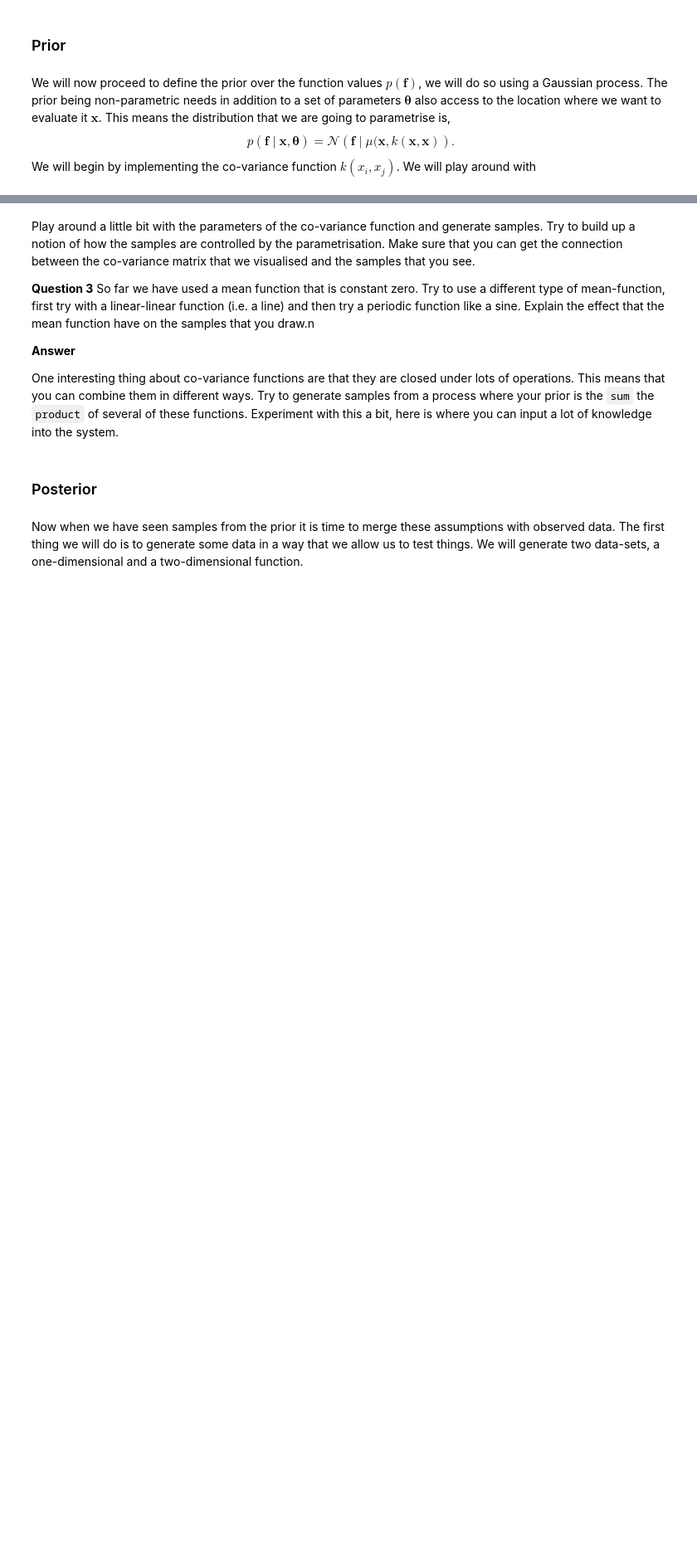
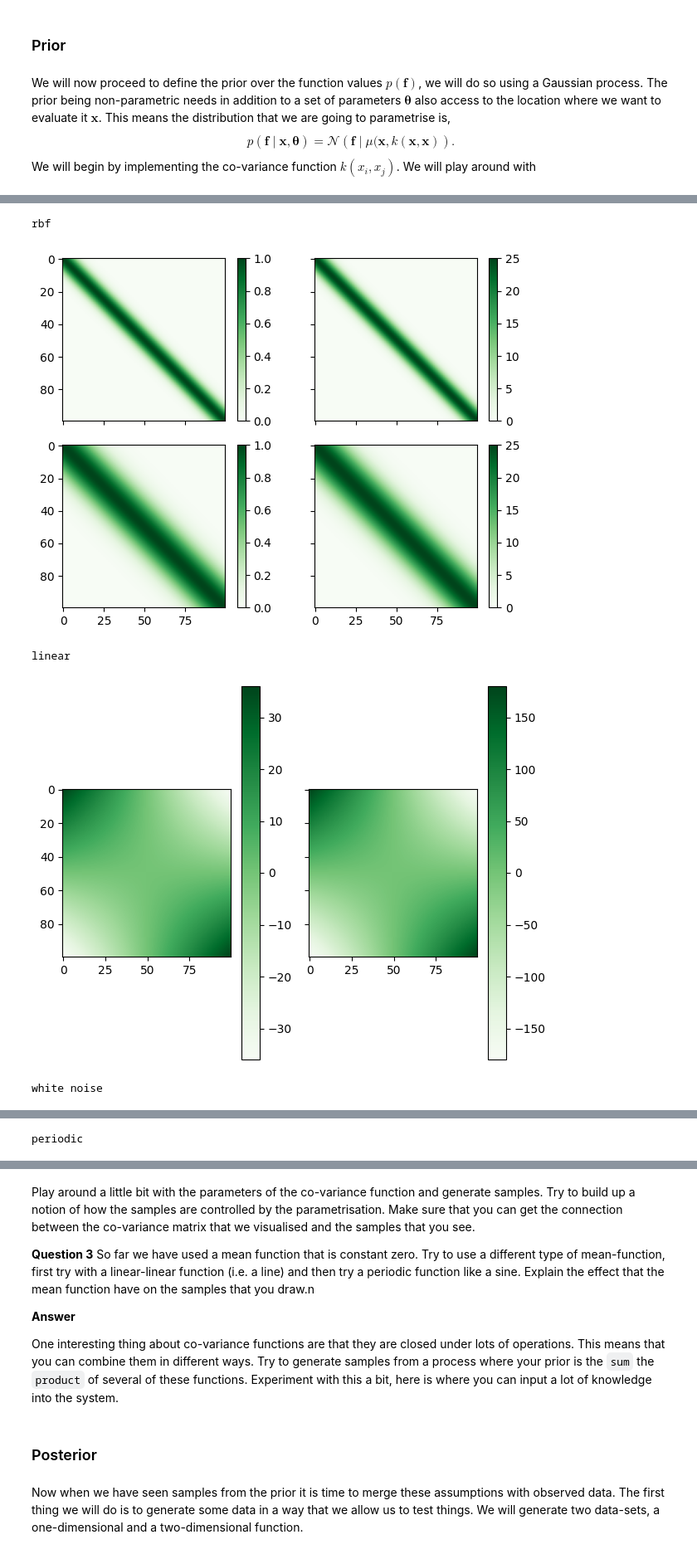
Before and after one commit to nyoma-diamond/L48_Assignments, a Jupyter notebook: gaussianprocess-notebook.ipynb, the cells around one changed output, grey strips where cells are left out. Shown: that part at 83% size. Drawn from its saved outputs; the diff is of its cells as text; code cells hidden in the pictures; blank space fills up the shorter version.

```diff
--- a/gaussianprocess-notebook.ipynb
+++ b/gaussianprocess-notebook.ipynb
@@ -67,0 +75,73 @@ x = np.linspace(-6,6,100).reshape(-1,1)
+# %%
+x = np.linspace(-6,6,100).reshape(-1,1)
+
+print('rbf')
+fig, axs = plt.subplots(2, 2, sharex=True, sharey=True)
+
+pos = axs[0,0].imshow(rbf_kernel(x, None, 1, 1), cmap='Greens')
+fig.colorbar(pos, ax=axs[0,0])
+pos = axs[0,1].imshow(rbf_kernel(x, None, 25, 1), cmap='Greens')
+fig.colorbar(pos, ax=axs[0,1])
+pos = axs[1,0].imshow(rbf_kernel(x, None, 1, 5), cmap='Greens')
+fig.colorbar(pos, ax=axs[1,0])
+pos = axs[1,1].imshow(rbf_kernel(x, None, 25, 5), cmap='Greens')
+fig.colorbar(pos, ax=axs[1,1])
+
+plt.tight_layout()
+plt.show()
+
+
+print('linear')
+_, axs = plt.subplots(1, 2, sharex=True, sharey=True)
+
+pos = axs[0].imshow(lin_kernel(x, None, 1), cmap='Greens')
+fig.colorbar(pos, ax=axs[0])
+pos = axs[1].imshow(lin_kernel(x, None, 5), cmap='Greens')
+fig.colorbar(pos, ax=axs[1])
+
+plt.tight_layout()
+plt.show()
+
+
+print('white noise')
+_, axs = plt.subplots(1, 2, sharex=True, sharey=True)
+
+pos = axs[0].imshow(white_kernel(x, None, 1), cmap='Greens')
+fig.colorbar(pos, ax=axs[0])
+pos = axs[1].imshow(white_kernel(x, None, 5), cmap='Greens')
+fig.colorbar(pos, ax=axs[1])
+
+plt.tight_layout()
+plt.show()
+
+
+print('periodic')
+_, axs = plt.subplots(3, 3, sharex=True, sharey=True, figsize=(8, 8))
+
+pos = axs[0,0].imshow(periodic_kernel(x, None, 1, 5, 1), cmap='Greens')
+fig.colorbar(pos, ax=axs[0,0])
+pos = axs[0,1].imshow(periodic_kernel(x, None, 10, 5, 1), cmap='Greens')
+fig.colorbar(pos, ax=axs[0,1])
+pos = axs[0,2].imshow(periodic_kernel(x, None, 25, 5, 1), cmap='Greens')
+fig.colorbar(pos, ax=axs[0,2])
+pos = axs[1,0].imshow(periodic_kernel(x, None, 1, 5, 1), cmap='Greens')
+fig.colorbar(pos, ax=axs[1,0])
+pos = axs[1,1].imshow(periodic_kernel(x, None, 1, 10, 1), cmap='Greens')
+fig.colorbar(pos, ax=axs[1,1])
+pos = axs[1,2].imshow(periodic_kernel(x, None, 1, 25, 1), cmap='Greens')
+fig.colorbar(pos, ax=axs[1,2])
+pos = axs[2,0].imshow(periodic_kernel(x, None, 1, 5, 1), cmap='Greens')
+fig.colorbar(pos, ax=axs[2,0])
+pos = axs[2,1].imshow(periodic_kernel(x, None, 1, 5, 2), cmap='Greens')
+fig.colorbar(pos, ax=axs[2,1])
+pos = axs[2,2].imshow(periodic_kernel(x, None, 1, 5, 5      ), cmap='Greens')
+fig.colorbar(pos, ax=axs[2,2])
+
+plt.tight_layout()
+plt.show()
+# %% [output]
+rbf
+[figure, added]
+linear
+[figure, added]
+white noise
@@ -67,0 +149 @@ x = np.linspace(-6,6,100).reshape(-1,1)
+periodic
```
Also changed, not shown: parts of 10 cells of this notebook.
